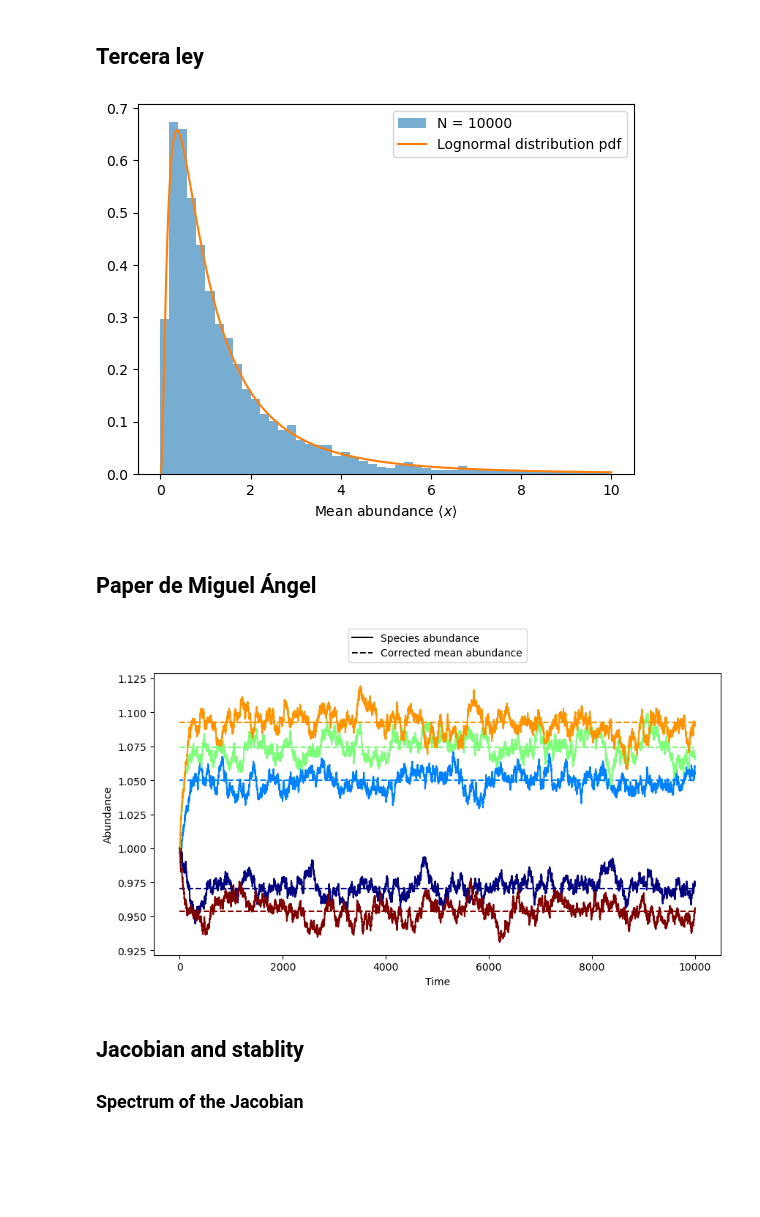
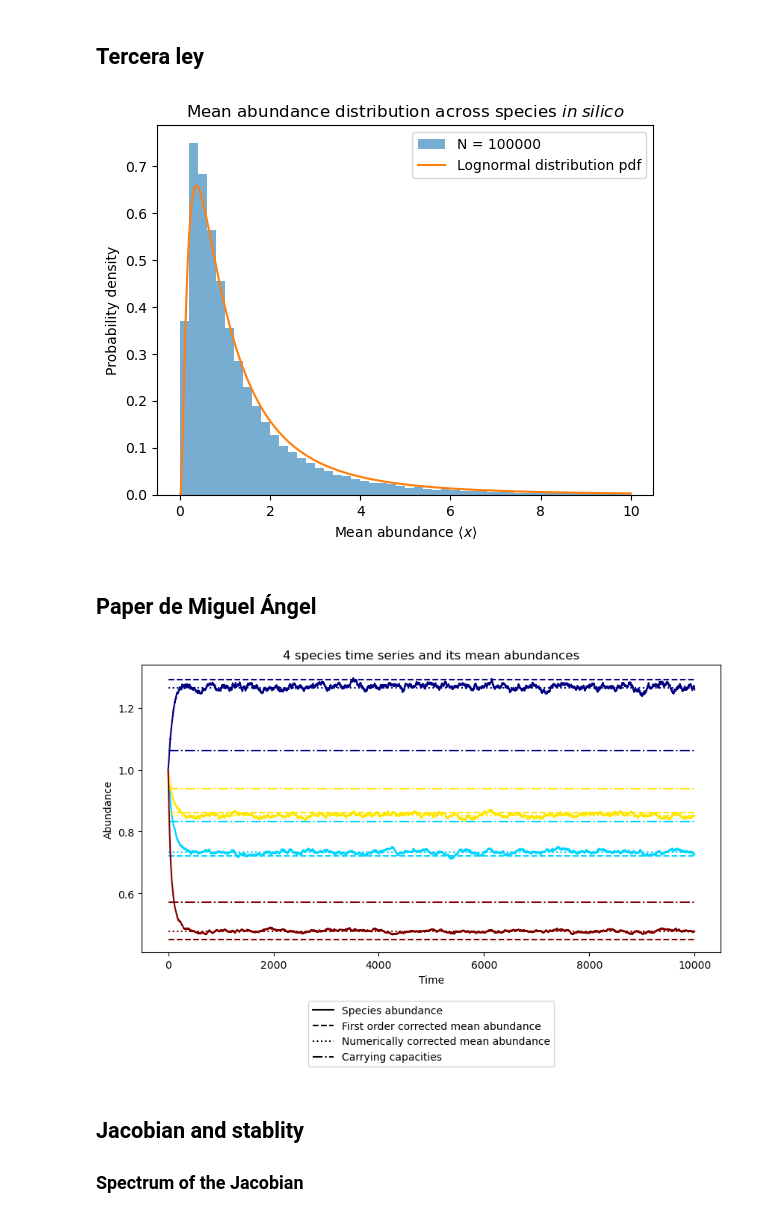
Before and after one commit to OlmoGH/Simulaciones, a Jupyter notebook: Random Walk/macroecological.ipynb, the cells around one changed output. Cells and saved outputs as stored; diff of their text form; code cells hidden in the pictures; blank space fills up the shorter version.

```diff
--- a/Random Walk/macroecological.ipynb
+++ b/Random Walk/macroecological.ipynb
@@ -269,7 +293,7 @@ Ejecutado paso  90 / 100
 # %% [markdown]
 ## Tercera ley
 # %%
-N = 10000
+N = 100000
 K_range = np.random.lognormal(mean=0, sigma=1, size=N)
 x_0 = np.ones(N)
 steps = 3000
@@ -288,22 +312,24 @@ scale = 1
 lognormal = sc.stats.lognorm.pdf(x_range, 1)
 plt.plot(x_range, lognormal, label="Lognormal distribution pdf")
 plt.xlabel(r"Mean abundance $\langle x \rangle$")
+plt.ylabel("Probability density")
+plt.title(r"Mean abundance distribution across species $\it{in\; silico}$")
 plt.legend()
 plt.show()
 # %% [output]
-[figure, old version]
+[figure, new version]
 # %% [markdown]
 ## Paper de Miguel Ángel
 # %%
-N = 5
+N = 4
 dt = 0.01
 total_time = 100
 steps = int(total_time/dt)
 x_0 = np.ones(N)
 sigma = 0.01
 tau = 1
-sigma_ln = 0.1
-sigma_n = 0.01
+sigma_ln = 0.5
+sigma_n = 0.15
 K = np.random.lognormal(sigma=sigma_ln, size=N)
 
 # Creación de la matriz A
@@ -311,39 +337,44 @@ N_c = int(N * 0.001/(sigma**2 * K.max()**2))
 C = 1
 N_c = int(N * N * C)
 A = np.zeros((N, N))
 
 flat_indices = np.arange(N*N)
 selected_indices = np.random.choice(flat_indices, N_c, False)
 rows, columns = np.unravel_index(selected_indices, (N, N))
 A[rows, columns] = np.random.normal(scale=sigma_n, size=N_c)
 
 np.fill_diagonal(A, -1 / K)
 
-mean_abundances = K * (2 + A @ K)
+fo_mean_abundances = K * (2 + A @ K)
+numerical_mean_abundances = -np.linalg.inv(A) @ np.ones(N)
 
 t_series = interacting_time_series(x_0, sigma, tau, dt, A, steps)
 
 # plt.hist(t_series[-1], bins=30, density=True, alpha=0.8)
 
 # Colores
 cmap = plt.get_cmap('jet')
 valores = np.linspace(0, 1, N)
 lista_colores = [cmap(v) for v in valores]
 
 for i in range(N):
-    # plt.hlines(K_range[i], xmin=0, xmax=steps, alpha=0.6, color=lista_colores[i], linestyles='--')
-    plt.hlines(mean_abundances[i], xmin=0, xmax=steps, color=lista_colores[i], linestyles='--')
+    plt.hlines(fo_mean_abundances[i], xmin=0, xmax=steps, color=lista_colores[i], linestyles='--')
+    plt.hlines(numerical_mean_abundances[i], xmin=0, xmax=steps, color=lista_colores[i], linestyles=':')
+    plt.hlines(K[i], xmin=0, xmax=steps, color=lista_colores[i], linestyles='-.')
     plt.plot(t_series[:, i], color=lista_colores[i])
 plt.xlabel("Time")
 plt.ylabel("Abundance")
 solid = plt.Line2D([], [], linestyle='-', label='Species abundance', color='k')
-dashed = plt.Line2D([], [],  linestyle='--', label='Corrected mean abundance', color='k')
+dashed = plt.Line2D([], [],  linestyle='--', label='First order corrected mean abundance', color='k')
+dotted = plt.Line2D([], [],  linestyle=':', label='Numerically corrected mean abundance', color='k')
+dash_dot = plt.Line2D([], [],  linestyle='-.', label='Carrying capacities', color='k')
 
 plt.gcf().set_size_inches(10, 5)
-plt.legend(handles=[solid, dashed], loc='lower center', bbox_to_anchor=(0.5, 1.02))
+plt.legend(handles=[solid, dashed, dotted, dash_dot], loc='upper center', bbox_to_anchor=(0.5, -0.15))
+plt.title(f"{N} species time series and its mean abundances")
 plt.show()
 # %% [output]
-[figure, old version]
+[figure, new version]
 # %% [markdown]
 ## Jacobian and stablity
 ### Spectrum of the Jacobian
```
Also changed, not shown: parts of 6 cells of this notebook, 1 other file.
